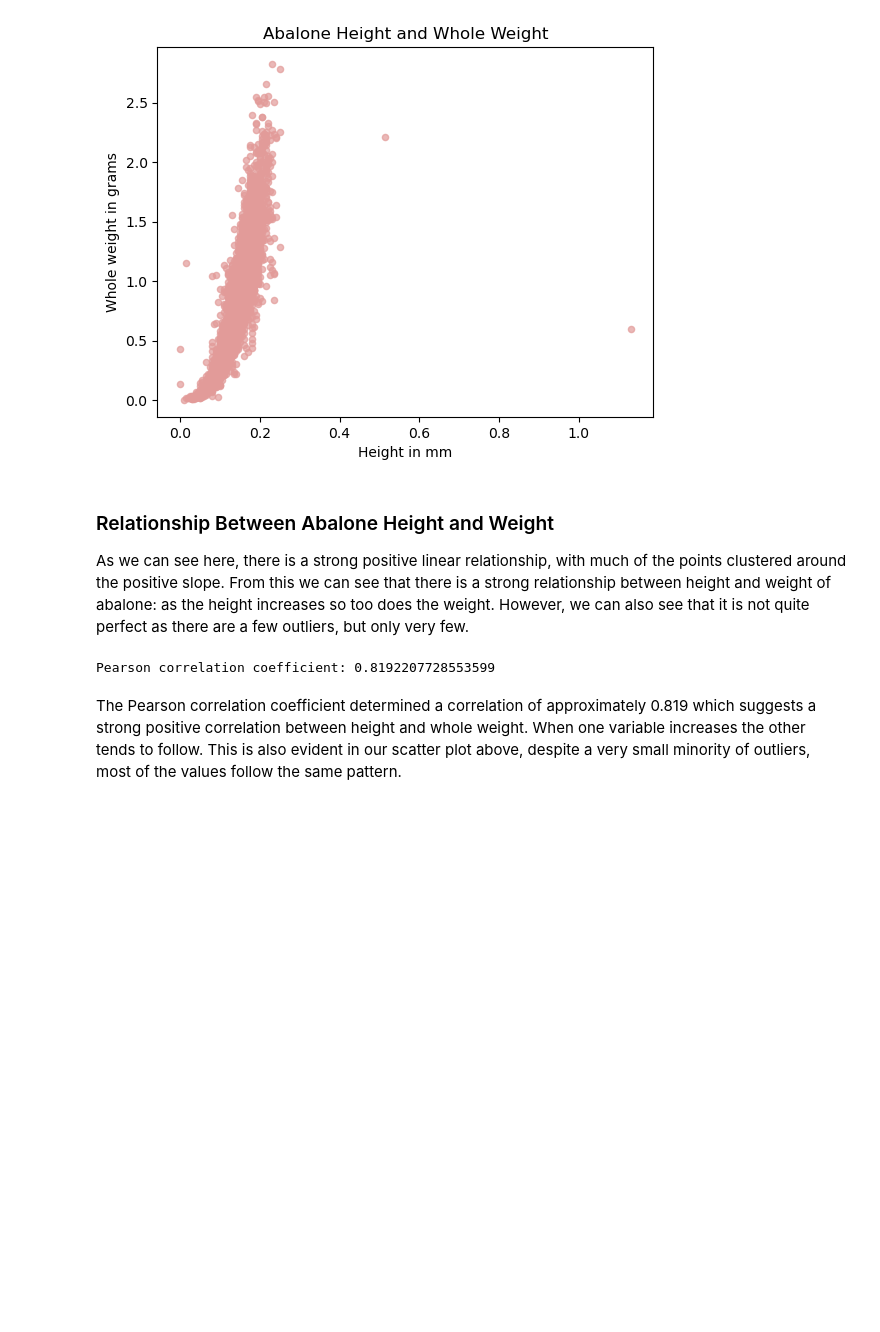
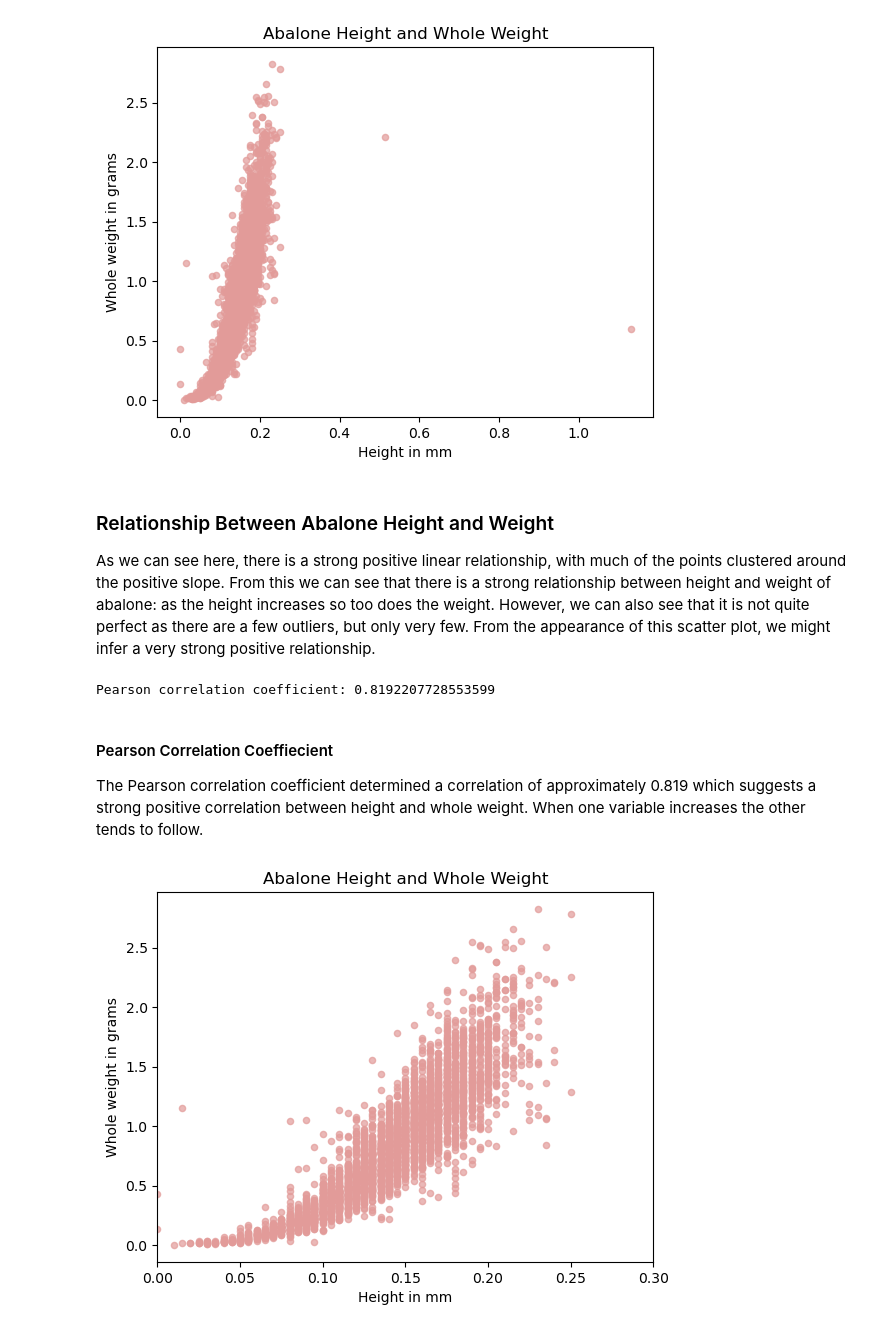
Before and after one commit to Shmoooe/PDA-project, a Jupyter notebook: abalone.ipynb, the cells around one changed output. Drawn from its saved outputs; the diff is of its cells as text; code cells hidden in the pictures; blank space fills up the shorter version.

Commit message:
New scatter created

```diff
--- a/abalone.ipynb
+++ b/abalone.ipynb
@@ -133,11 +133,23 @@ plt.show()
 # %% [markdown]
 ### Relationship Between Abalone Height and Weight
 
-As we can see here, there is a strong positive linear relationship, with much of the points clustered around the positive slope. From this we can see that there is a strong relationship between height and weight of abalone: as the height increases so too does the weight. However, we can also see that it is not quite perfect as there are a few outliers, but only very few.
+As we can see here, there is a strong positive linear relationship, with much of the points clustered around the positive slope. From this we can see that there is a strong relationship between height and weight of abalone: as the height increases so too does the weight. However, we can also see that it is not quite perfect as there are a few outliers, but only very few. From the appearance of this scatter plot, we might infer a very strong positive relationship.
 # %%
 correlation = abalone["height"].corr(abalone["whole_weight"]) #using pandas to determine the Pearson correlation coefficient
 print(f"Pearson correlation coefficient: {correlation}")
 # %% [output]
 Pearson correlation coefficient: 0.8192207728553599
 # %% [markdown]
-The Pearson correlation coefficient determined a correlation of approximately 0.819 which suggests a strong positive correlation between height and whole weight. When one variable increases the other tends to follow. This is also evident in our scatter plot above, despite a very small minority of outliers, most of the values follow the same pattern.
+#### Pearson Correlation Coeffiecient
+The Pearson correlation coefficient determined a correlation of approximately 0.819 which suggests a strong positive correlation between height and whole weight. When one variable increases the other tends to follow.
+# %%
+
+#Creating a scatter plot of height and whole weight
+abalone.plot.scatter(x="height", y="whole_weight", color="#e29b99", alpha=0.7)
+plt.xlabel("Height in mm")
+plt.ylabel("Whole weight in grams")
+plt.title("Abalone Height and Whole Weight")
+plt.xlim(0, 0.3) # Adjusts the range of the height values shown to remove the very extreme outliers
+plt.show()
+# %% [output]
+[figure, added]
```
Also changed, not shown: parts of 1 cell of this notebook.
